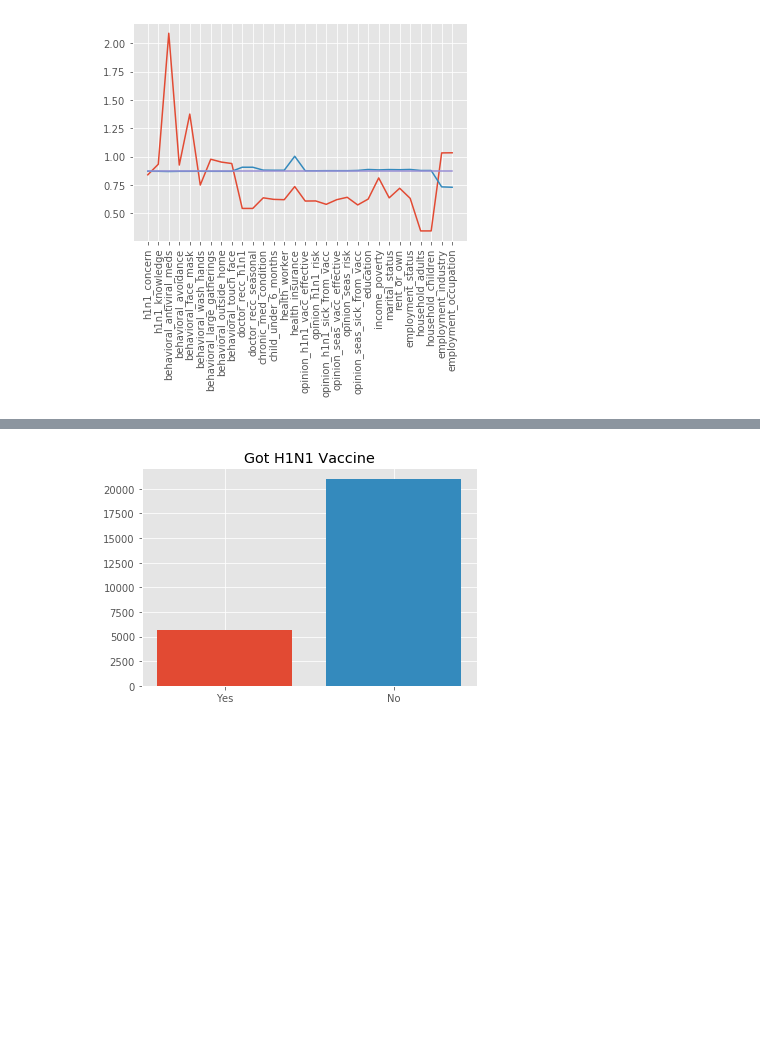
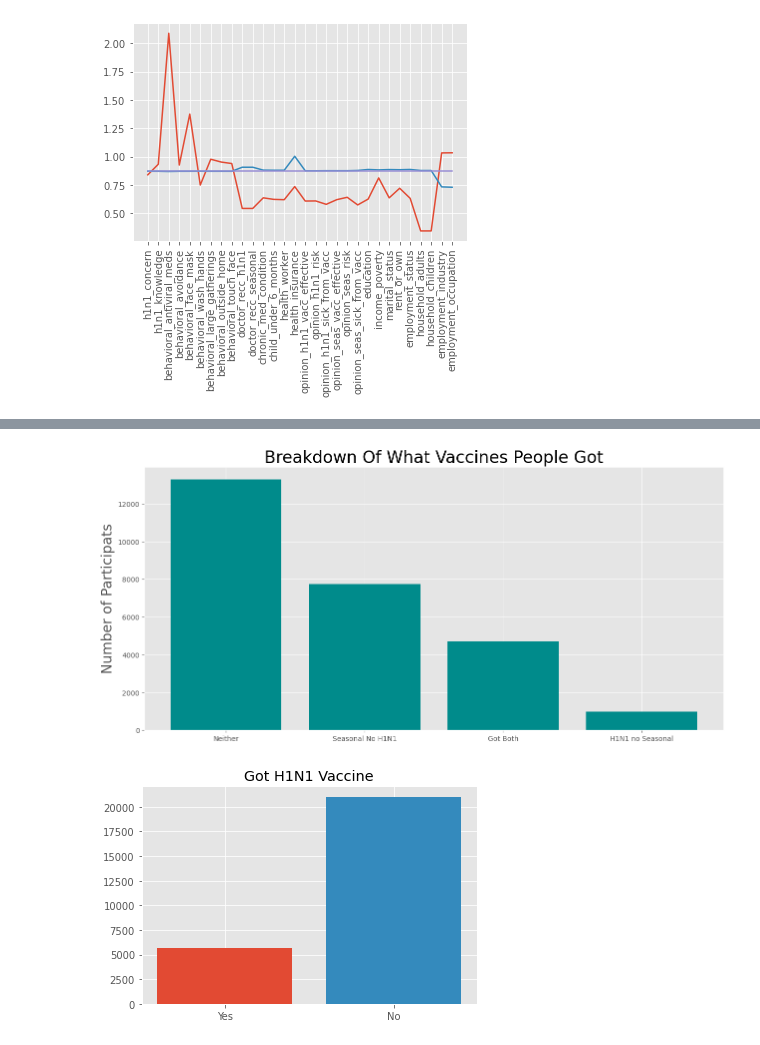
Before and after one commit to ry-werth/flu-shot-analysis, a Jupyter notebook: work_analysis/cleaning.ipynb, the cells around one changed output, grey strips where cells are left out. Cells and saved outputs as stored; diff of their text form; code cells hidden in the pictures; blank space fills up the shorter version.

```diff
--- a/work_analysis/cleaning.ipynb
+++ b/work_analysis/cleaning.ipynb
@@ -128 +173,17 @@ no_flu = training_df[training_df['seasonal_vaccine']==0]
+# %%
+got_both = training_df[(training_df['h1n1_vaccine']==1) & training_df['seasonal_vaccine']==1]
+got_h1n1_no_flu = training_df[(training_df['h1n1_vaccine']==1) & (training_df['seasonal_vaccine']==0)]
+got_flu_no_h1n1 = training_df[(training_df['h1n1_vaccine']==0) & (training_df['seasonal_vaccine']==1)]
+got_neither = training_df[(training_df['h1n1_vaccine']==0) & (training_df['seasonal_vaccine']==0)]
+
+total_list = [got_neither.shape[0], got_flu_no_h1n1.shape[0], got_both.shape[0], got_h1n1_no_flu.shape[0]]
+label_list = ["Neither", "Seasonal No H1N1", "Got Both", "H1N1 no Seasonal",]
+# %%
+fig, ax = plt.subplots(1, 1, figsize=(15, 7), dpi=100)
+plt.title("Breakdown Of What Vaccines People Got", fontsize=24)
+plt.ylabel("Number of Participats", fontsize=20)
+plt.bar(label_list, total_list, width=0.8, color='darkcyan')
+plt.savefig('proportion_bar.png');
+# %% [output]
+[figure, added]
 # %%
```
Also changed, not shown: parts of 31 cells of this notebook, 11 other files.
